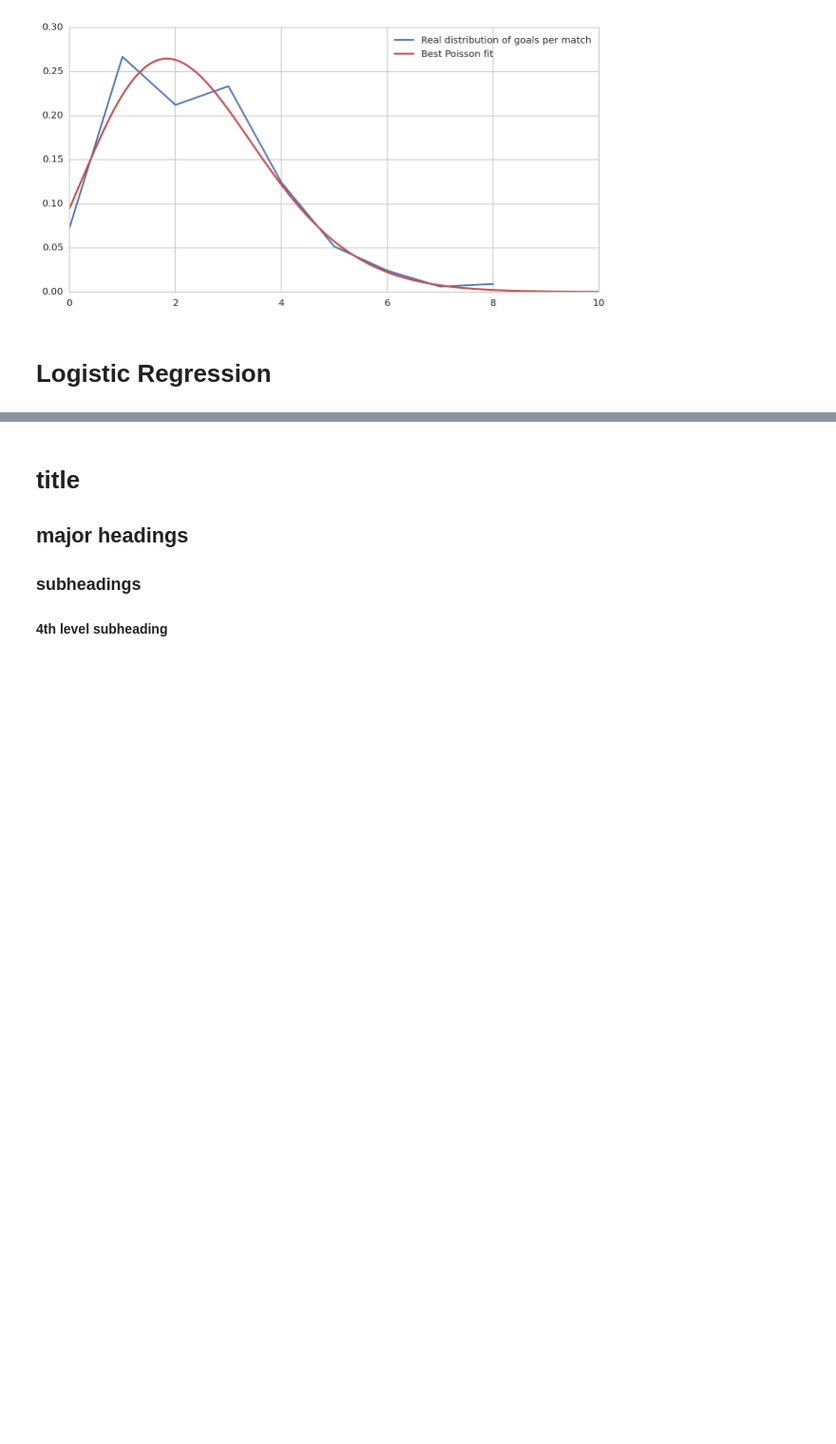
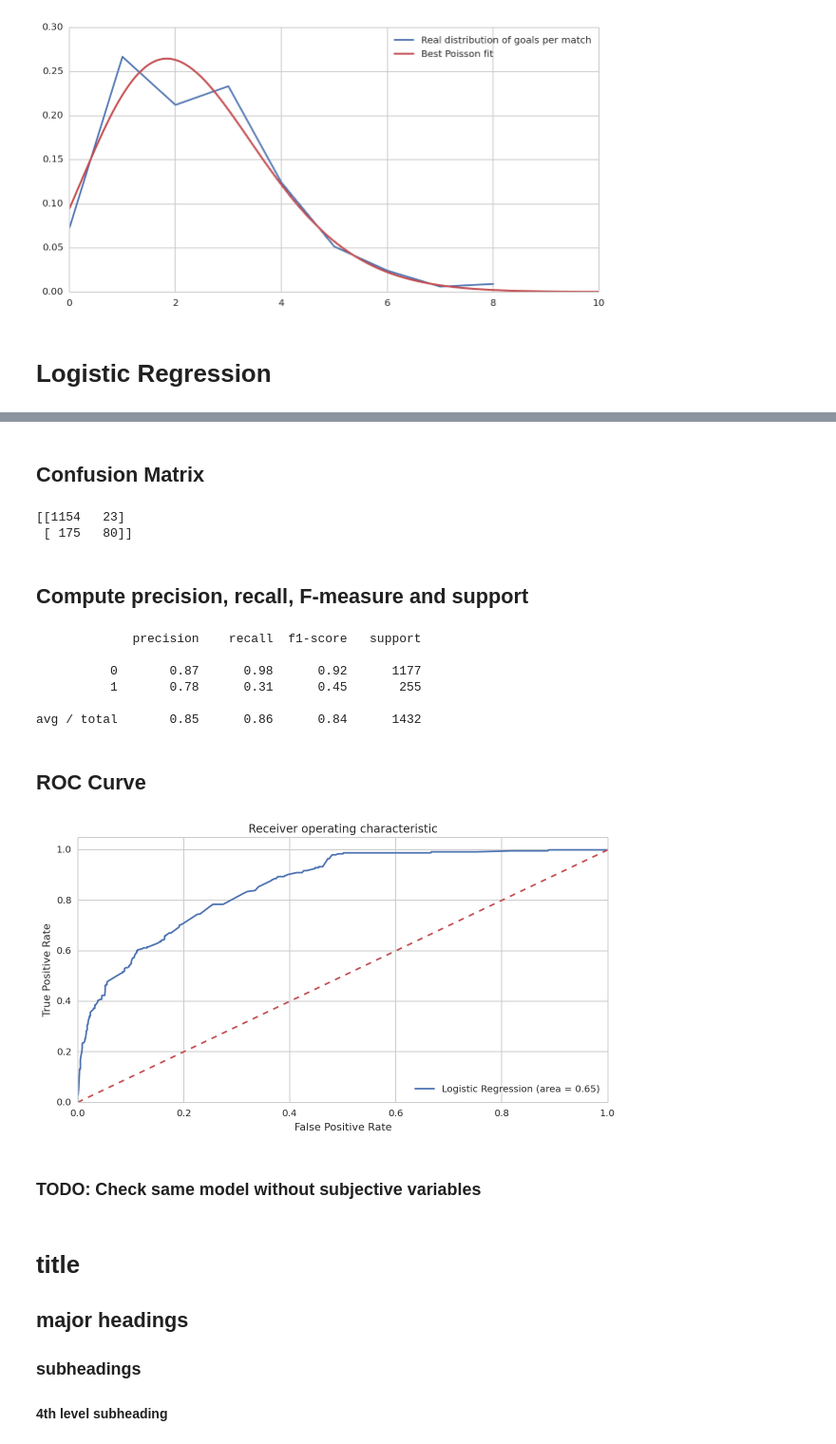
Before and after one commit to goulartgabriel/football_analytics, a Jupyter notebook: xG_model.ipynb, the cells around one changed output, grey strips where cells are left out. Shown at 95% size. Saved outputs shown, nothing was run; the diff lists cells and outputs as text; code cells hidden in the pictures; blank space fills up the shorter version.

Commit message:
added logistic regression model; fixed nans in dataset

```diff
--- a/xG_model.ipynb
+++ b/xG_model.ipynb
@@ -344,0 +357,11 @@ array(['index', 'week', 'goal', 'minute', 'shot_player',
+# %%
+from sklearn import datasets
+from sklearn.feature_selection import RFE
+from sklearn.linear_model import LogisticRegression
+
+logreg = LogisticRegression()
+rfe = RFE(logreg)
+rfe = rfe.fit(data_final[X], data_final[y] )
+
+print rfe.support_
+print rfe.ranking_
@@ -344,0 +380,3 @@ array(['index', 'week', 'goal', 'minute', 'shot_player',
+# %%
+true_features = [category for category,true_feature in zip(X,rfe.support_) if true_feature]
+true_features
@@ -344,0 +401,3 @@ array(['index', 'week', 'goal', 'minute', 'shot_player',
+# %%
+X=data_final[true_features]
+y=data_final['goal']
@@ -344,0 +432,8 @@ array(['index', 'week', 'goal', 'minute', 'shot_player',
+# %%
+X_train, X_test, y_train, y_test = train_test_split(X, y, test_size=0.3, random_state=0)
+
+from sklearn.linear_model import LogisticRegression
+from sklearn import metrics
+
+logreg = LogisticRegression()
+logreg.fit(X_train, y_train)
@@ -345,3 +463,46 @@ array(['index', 'week', 'goal', 'minute', 'shot_player',
+# %% [markdown]
+## Confusion Matrix
+# %%
+from sklearn.metrics import confusion_matrix
+
+confusion_matrix = confusion_matrix(y_test, y_pred)
+print confusion_matrix
+# %% [output]
+[[1154   23]
+ [ 175   80]]
+# %% [markdown]
+## Compute precision, recall, F-measure and support
+# %%
+from sklearn.metrics import classification_report
+print classification_report(y_test, y_pred)
+# %% [output]
+             precision    recall  f1-score   support
+
+          0       0.87      0.98      0.92      1177
+          1       0.78      0.31      0.45       255
+
+avg / total       0.85      0.86      0.84      1432
+# %% [markdown]
+## ROC Curve
+# %%
+from sklearn.metrics import roc_auc_score
+from sklearn.metrics import roc_curve
+logit_roc_auc = roc_auc_score(y_test, logreg.predict(X_test))
+fpr, tpr, thresholds = roc_curve(y_test, logreg.predict_proba(X_test)[:,1])
+plt.figure()
+plt.plot(fpr, tpr, label='Logistic Regression (area = %0.2f)' % logit_roc_auc)
+plt.plot([0, 1], [0, 1],'r--')
+plt.xlim([0.0, 1.0])
+plt.ylim([0.0, 1.05])
+plt.xlabel('False Positive Rate')
+plt.ylabel('True Positive Rate')
+plt.title('Receiver operating characteristic')
+plt.legend(loc="lower right")
+plt.show()
+# %% [output]
+[figure, added]
+# %% [markdown]
+### TODO: Check same model without subjective variables
 # %% [markdown]
 # title
 ## major headings
```
Also changed, not shown: parts of 24 cells of this notebook, 1 other file.
